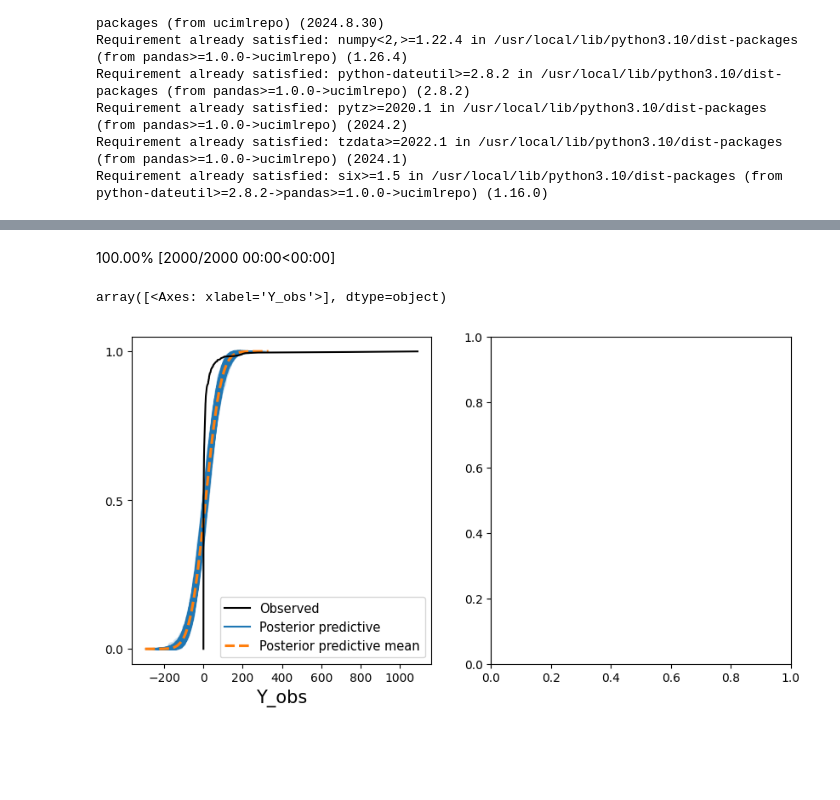
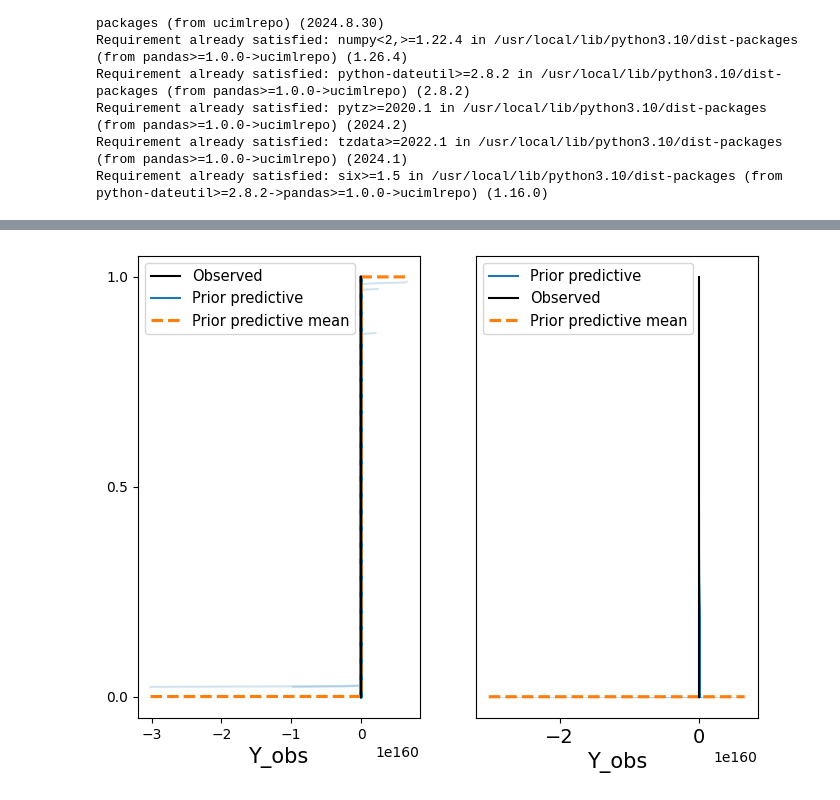
Before and after one commit to namespaiva/pred-analysis, a Jupyter notebook: simulado1.ipynb, the cells around one changed output, grey strips where cells are left out. Saved outputs shown, nothing was run; the diff lists cells and outputs as text; code cells hidden in the pictures; blank space fills up the shorter version.

```diff
--- a/simulado1.ipynb
+++ b/simulado1.ipynb
@@ -222,5 +304,6 @@ with pm.Model(coords=coords) as model_ridge:
   mu = alpha + tt.dot(X_f, betas)
 
   likelihood = pm.Normal('Y_obs', mu, epsilon, observed=y)
-  trace_ridge = pm.sample()
+  ridge_trace_prior = pm.sample_prior_predictive()
+  trace_ridge = pm.sample(1000)
 # %% [output]
@@ -266,5 +362,6 @@ with pm.Model(coords=coords) as model_lasso:
   mu = alpha + tt.dot(X_f, betas)
 
   likelihood = pm.Normal('Y_obs', mu, epsilon, observed=y)
+  lasso_trace_prior = pm.sample_prior_predictive()
   trace_lasso = pm.sample()
 # %% [output]
@@ -312,5 +422,6 @@ with pm.Model(coords=coords) as model_hierarc:
   mu = alpha[clusters] + tt.dot(X_f, betas)
 
   Y_obs = pm.Normal('Y_obs', mu, sigma, observed=y)
+  hierarc_trace_prior = pm.sample_prior_predictive()
   trace_hierarc = pm.sample()
 # %% [output]
@@ -343,0 +478,11 @@ pm.summary(trace_hierarc)
+# %%
+with pm.Model(coords=coords) as model_robust:
+  alpha = pm.Normal('alpha', 0, 1)
+  betas = pm.Normal('betas', 0, 1, dims='features')
+
+  df = pm.Exponential('df', 1)
+  mu = alpha + tt.dot(X_f, betas)
+
+  likelihood = pm.StudentT('Y_obs', nu=df, mu=mu, observed=y)
+  robust_trace_prior = pm.sample_prior_predictive()
+  trace_robust = pm.sample()
@@ -344,10 +494,10 @@ pm.summary(trace_hierarc)
 # %%
-with model_hierarc:
-  trace_pos_hierarc = pm.sample_posterior_predictive(trace_hierarc)
+# Erro no histograma :(
+#analise_priori(robust_trace_prior)
 
-fig, axes = plt.subplots(1, 2, figsize=(10, 5))
-az.plot_ppc(trace_pos_hierarc, group='posterior', kind='cumulative', ax=axes[0])
+fig, axes = plt.subplots(1, 2, figsize=(8,6))
+
+az.plot_ppc(robust_trace_prior, group='prior', kind='cumulative',ax=axes[0], observed=True);
+az.plot_ppc(robust_trace_prior, group='prior',ax=axes[1], observed=True);
 # %% [output]
-100.00% [2000/2000 00:00<00:00]
-array([<Axes: xlabel='Y_obs'>], dtype=object)
-[figure, old version]
+[figure, new version]
```
Also changed, not shown: parts of 36 cells of this notebook.
